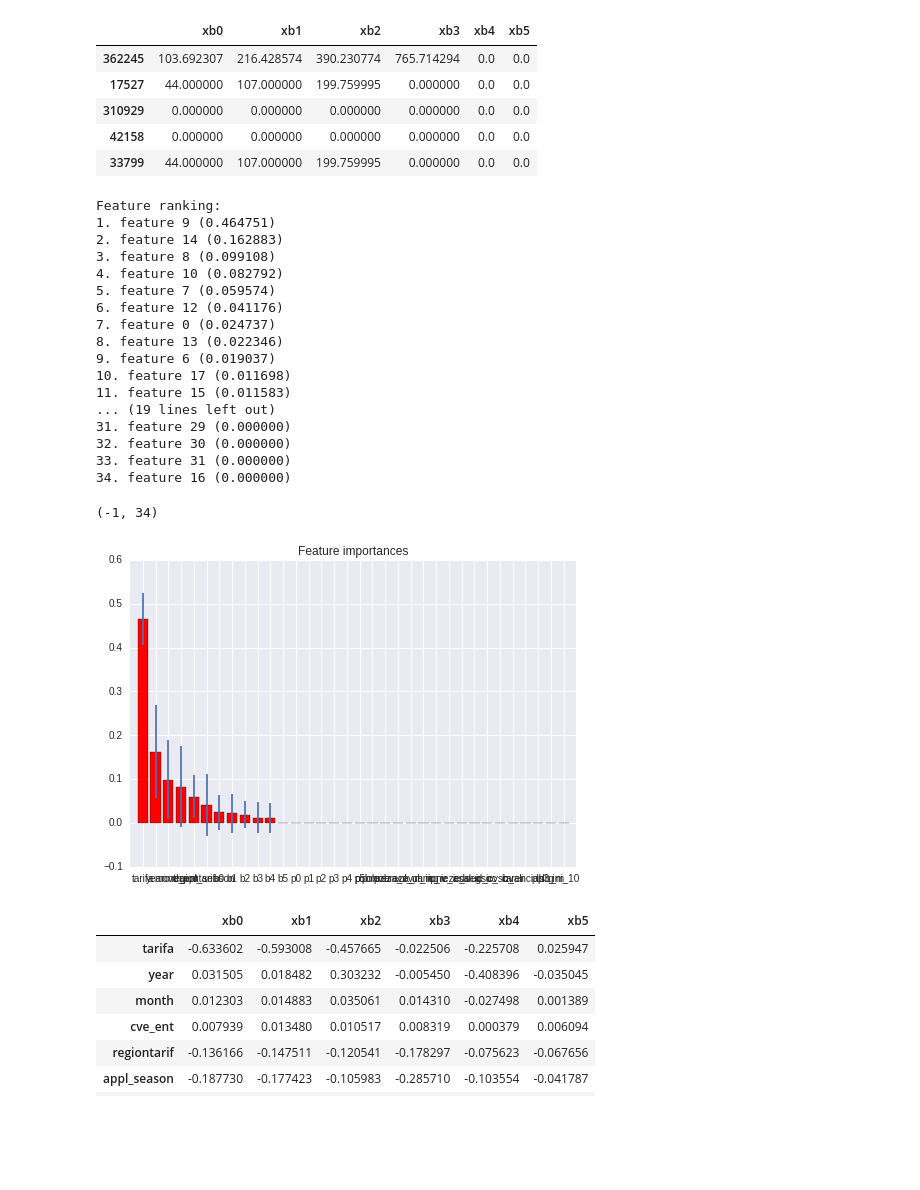
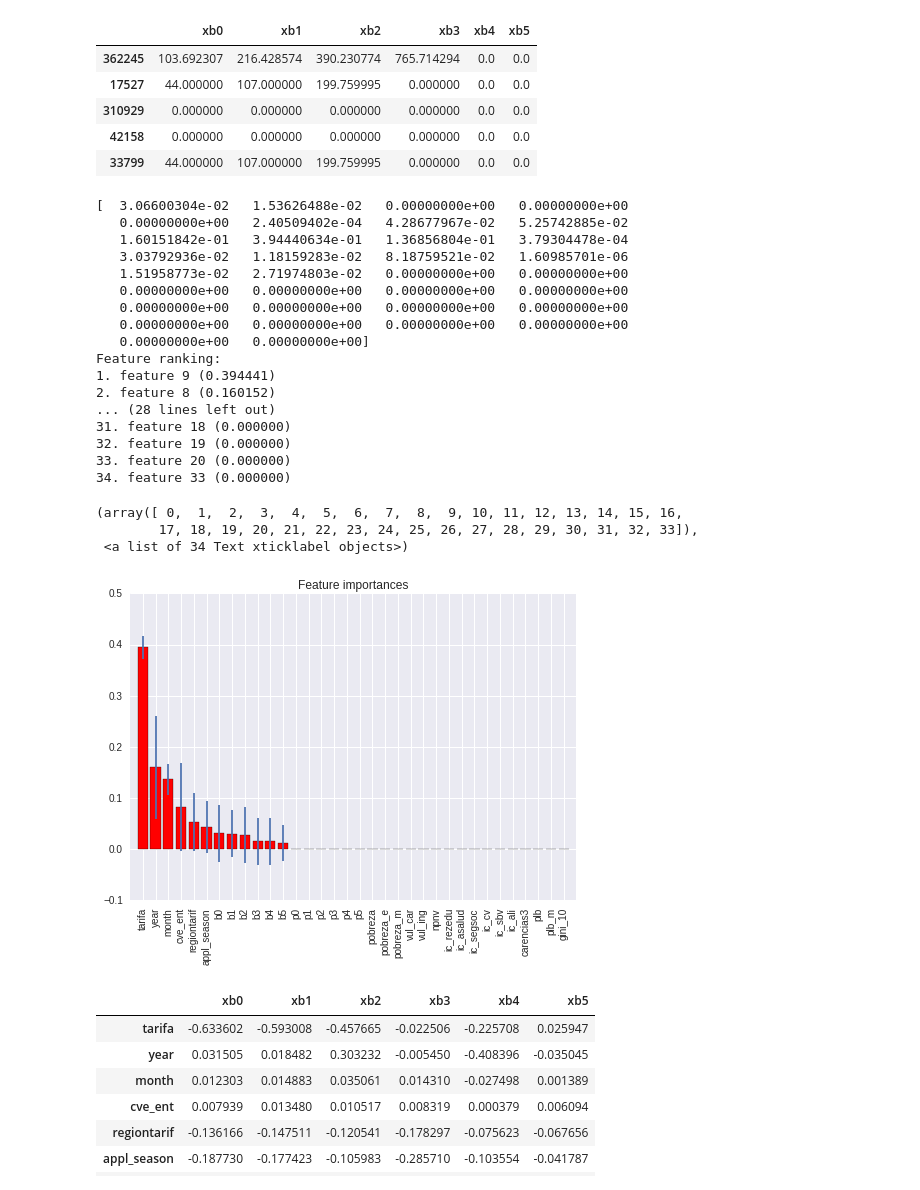
Before and after one commit to clementlefevre/electricity_rates, a Jupyter notebook: convert_to_csv.ipynb, the cells around one changed output. Cells and saved outputs as stored; diff of their text form; code cells hidden in the pictures; blank space fills up the shorter version.

```diff
--- a/convert_to_csv.ipynb
+++ b/convert_to_csv.ipynb
@@ -16,0 +15,2 @@ df = pd.read
+# %%
+df = pd.read_csv('data/dataset1.csv')
@@ -86,7 +98,7 @@ clf = RandomForestRegressor()
 X = df_clean[FEATURES]
 y = df_clean[TARGETS]
 
-X_train, X_test, y_train, y_test = train_test_split(X, y, test_size=0.33, random_state=42)
+X_train, X_test, y_train, y_test = train_test_split(X, y, test_size=0.95, random_state=42)
 
 clf.fit(X_train,y_train)
 
@@ -118,43 +130,47 @@ y_test.head()
 | 33799 | 44.000000 | 107.000000 | 199.759995 | 0.000000 | 0.0 | 0.0 |
 # %%
 importances = clf.feature_importances_
+
 std = np.std([tree.feature_importances_ for tree in clf.estimators_],
              axis=0)
 indices = np.argsort(importances)[::-1]
 
 # Print the feature ranking
 print("Feature ranking:")
 
 for f in range(X.shape[1]):
     print("%d. feature %d (%f)" % (f + 1, indices[f], importances[indices[f]]))
 
 # Plot the feature importances of the forest
 plt.figure()
 plt.title("Feature importances")
 plt.bar(range(X.shape[1]), importances[indices],
        color="r", yerr=std[indices], align="center")
 plt.xticks(range(X.shape[1]), FEATURES)
 plt.xlim([-1, X.shape[1]])
+plt.xticks(rotation=90)
 # %% [output]
+[  3.06600304e-02   1.53626488e-02   0.00000000e+00   0.00000000e+00
+   0.00000000e+00   2.40509402e-04   4.28677967e-02   5.25742885e-02
+   1.60151842e-01   3.94440634e-01   1.36856804e-01   3.79304478e-04
+   3.03792936e-02   1.18159283e-02   8.18759521e-02   1.60985701e-06
+   1.51958773e-02   2.71974803e-02   0.00000000e+00   0.00000000e+00
+   0.00000000e+00   0.00000000e+00   0.00000000e+00   0.00000000e+00
+   0.00000000e+00   0.00000000e+00   0.00000000e+00   0.00000000e+00
+   0.00000000e+00   0.00000000e+00   0.00000000e+00   0.00000000e+00
+   0.00000000e+00   0.00000000e+00]
 Feature ranking:
-1. feature 9 (0.464751)
-2. feature 14 (0.162883)
-3. feature 8 (0.099108)
-4. feature 10 (0.082792)
-5. feature 7 (0.059574)
-6. feature 12 (0.041176)
-7. feature 0 (0.024737)
-8. feature 13 (0.022346)
-9. feature 6 (0.019037)
-10. feature 17 (0.011698)
-11. feature 15 (0.011583)
-... (19 lines left out)
-31. feature 29 (0.000000)
-32. feature 30 (0.000000)
-33. feature 31 (0.000000)
-34. feature 16 (0.000000)
+1. feature 9 (0.394441)
+2. feature 8 (0.160152)
+... (28 lines left out)
+31. feature 18 (0.000000)
+32. feature 19 (0.000000)
+33. feature 20 (0.000000)
+34. feature 33 (0.000000)
-(-1, 34)
+(array([ 0,  1,  2,  3,  4,  5,  6,  7,  8,  9, 10, 11, 12, 13, 14, 15, 16,
+        17, 18, 19, 20, 21, 22, 23, 24, 25, 26, 27, 28, 29, 30, 31, 32, 33]),
+ <a list of 34 Text xticklabel objects>)
-[figure, old version]
+[figure, new version]
 # %%
 df_clean.corr()[TARGETS]
 # %% [output]
```
Also changed, not shown: parts of 9 cells of this notebook.
